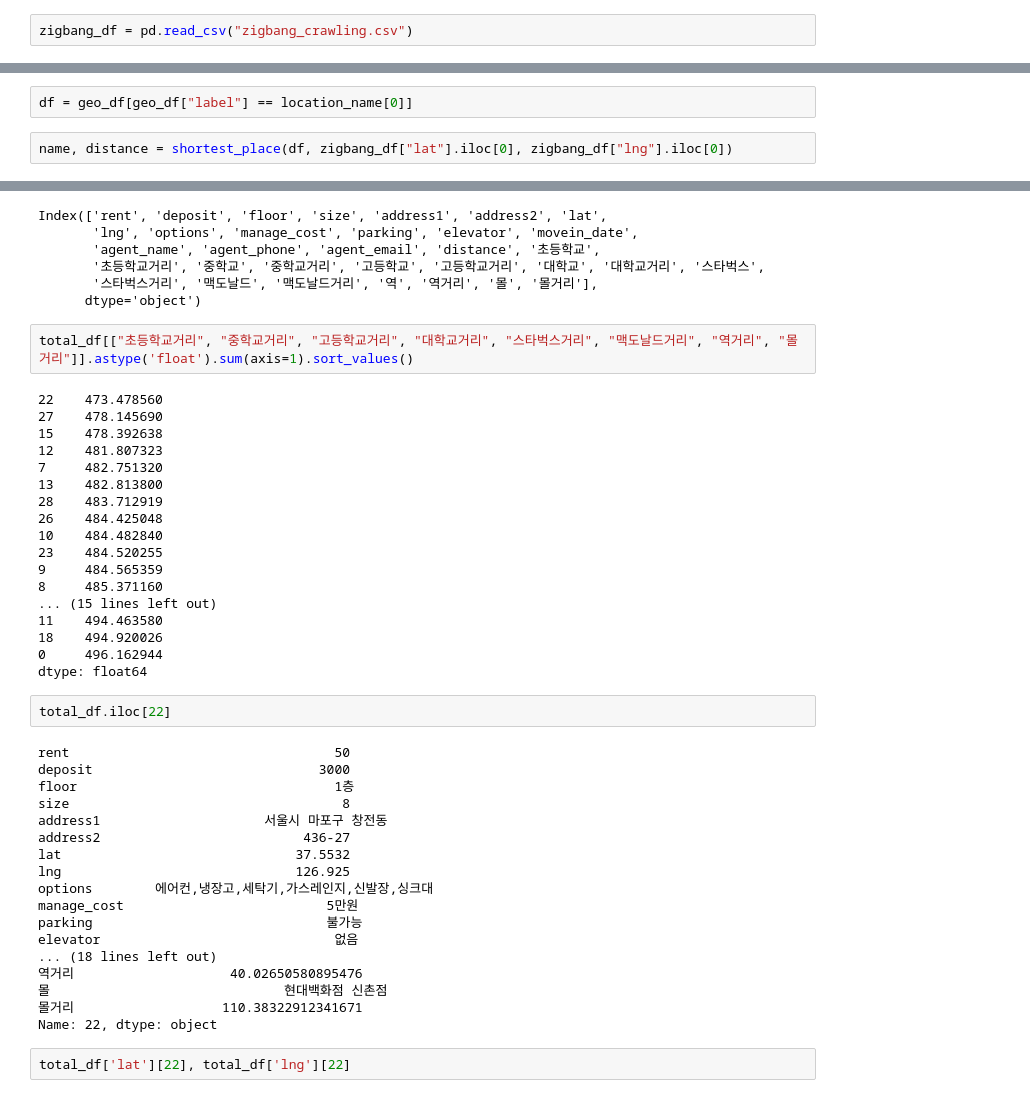
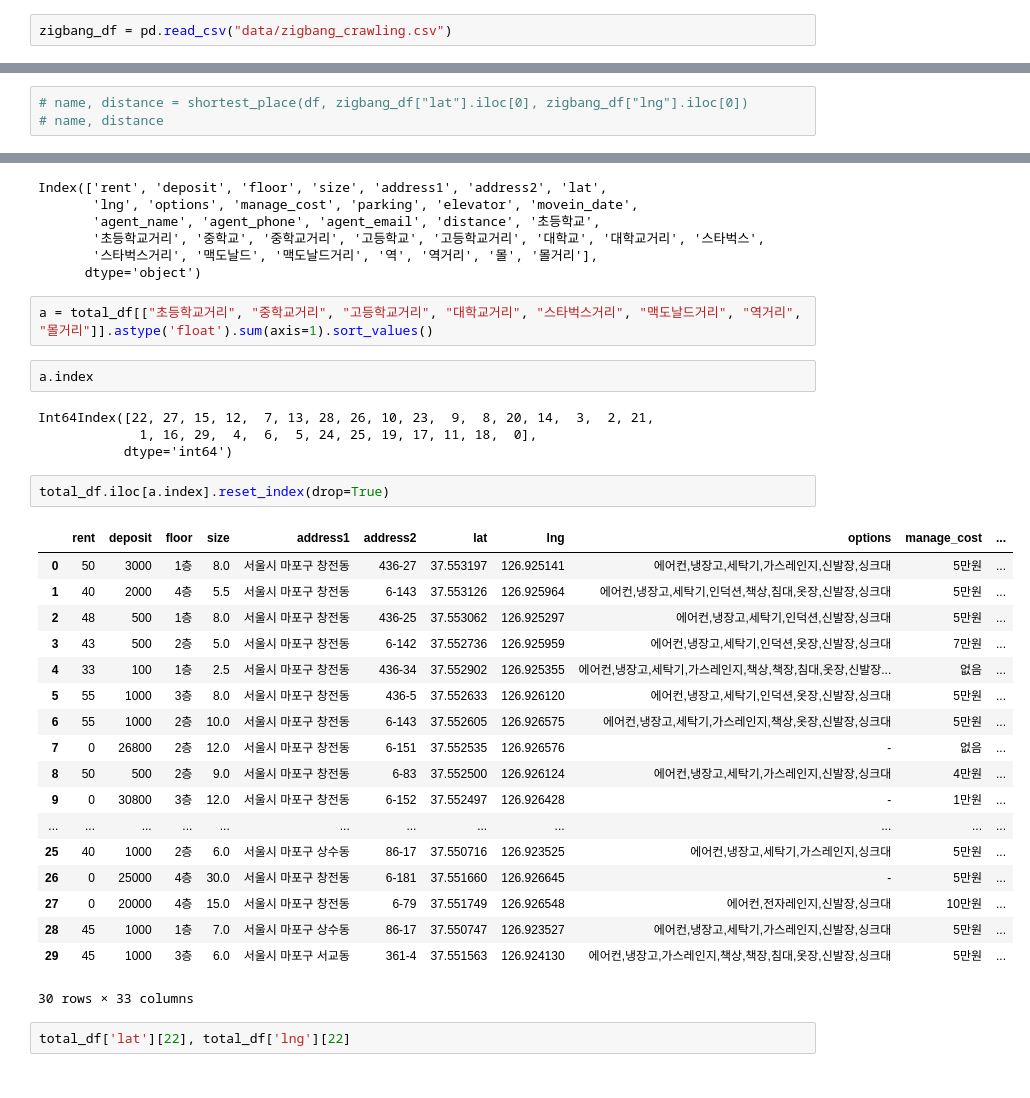
Before and after one commit to p829911/Room_Distance_Analysis, a Jupyter notebook: distance_calculator.ipynb, the cells around one changed output, grey strips where cells are left out. Saved outputs shown, nothing was run; the diff lists cells and outputs as text.

```diff
--- a/distance_calculator.ipynb
+++ b/distance_calculator.ipynb
@@ -5,2 +5,2 @@ geo_df = pd.read_csv("geo_df.csv")
 # %%
-zigbang_df = pd.read_csv("zigbang_crawling.csv")
+zigbang_df = pd.read_csv("data/zigbang_crawling.csv")
@@ -13,7 +24,6 @@ def shortest_place(df, lat, lng):
     name = df_a.sort_values("distance").iloc[0]["name"]
     distance = df_a.sort_values("distance").iloc[0]["distance"]
     return name, distance
-# %%
-df = geo_df[geo_df["label"] == location_name[0]]
 # %%
-name, distance = shortest_place(df, zigbang_df["lat"].iloc[0], zigbang_df["lng"].iloc[0])
+# name, distance = shortest_place(df, zigbang_df["lat"].iloc[0], zigbang_df["lng"].iloc[0])
+# name, distance
@@ -52,45 +56,34 @@ Index(['rent', 'deposit', 'floor', 'size', 'address1', 'address2', 'lat',
        '스타벅스거리', '맥도날드', '맥도날드거리', '역', '역거리', '몰', '몰거리'],
       dtype='object')
 # %%
-total_df[["초등학교거리", "중학교거리", "고등학교거리", "대학교거리", "스타벅스거리", "맥도날드거리", "역거리", "몰거리"]].astype('float').sum(axis=1).sort_values()
+a = total_df[["초등학교거리", "중학교거리", "고등학교거리", "대학교거리", "스타벅스거리", "맥도날드거리", "역거리", "몰거리"]].astype('float').sum(axis=1).sort_values()
-# %% [output]
-22    473.478560
-27    478.145690
-15    478.392638
-12    481.807323
-7     482.751320
-13    482.813800
-28    483.712919
-26    484.425048
-10    484.482840
-23    484.520255
-9     484.565359
-8     485.371160
-... (15 lines left out)
-11    494.463580
-18    494.920026
-0     496.162944
-dtype: float64
-# %%
-total_df.iloc[22]
-# %% [output]
-rent                                  50
-deposit                             3000
-floor                                 1층
-size                                   8
-address1                     서울시 마포구 창전동
-address2                          436-27
-lat                              37.5532
-lng                              126.925
-options        에어컨,냉장고,세탁기,가스레인지,신발장,싱크대
-manage_cost                          5만원
-parking                              불가능
-elevator                              없음
-... (18 lines left out)
-역거리                    40.02650580895476
-몰                              현대백화점 신촌점
-몰거리                   110.38322912341671
-Name: 22, dtype: object
+# %%
+a.index
+# %% [output]
+Int64Index([22, 27, 15, 12,  7, 13, 28, 26, 10, 23,  9,  8, 20, 14,  3,  2, 21,
+             1, 16, 29,  4,  6,  5, 24, 25, 19, 17, 11, 18,  0],
+           dtype='int64')
+# %%
+total_df.iloc[a.index].reset_index(drop=True)
+# %% [output]
+|  | rent | deposit | floor | size | address1 | address2 | lat | lng | options | manage_cost | ... |
+| 0 | 50 | 3000 | 1층 | 8.0 | 서울시 마포구 창전동 | 436-27 | 37.553197 | 126.925141 | 에어컨,냉장고,세탁기,가스레인지,신발장,싱크대 | 5만원 | ... |
+| 1 | 40 | 2000 | 4층 | 5.5 | 서울시 마포구 창전동 | 6-143 | 37.553126 | 126.925964 | 에어컨,냉장고,세탁기,인덕션,책상,침대,옷장,신발장,싱크대 | 5만원 | ... |
+| 2 | 48 | 500 | 1층 | 8.0 | 서울시 마포구 창전동 | 436-25 | 37.553062 | 126.925297 | 에어컨,냉장고,세탁기,인덕션,신발장,싱크대 | 5만원 | ... |
+| 3 | 43 | 500 | 2층 | 5.0 | 서울시 마포구 창전동 | 6-142 | 37.552736 | 126.925959 | 에어컨,냉장고,세탁기,인덕션,옷장,신발장,싱크대 | 7만원 | ... |
+| 4 | 33 | 100 | 1층 | 2.5 | 서울시 마포구 창전동 | 436-34 | 37.552902 | 126.925355 | 에어컨,냉장고,세탁기,가스레인지,책상,책장,침대,옷장,신발장... | 없음 | ... |
+| 5 | 55 | 1000 | 3층 | 8.0 | 서울시 마포구 창전동 | 436-5 | 37.552633 | 126.926120 | 에어컨,냉장고,세탁기,인덕션,옷장,신발장,싱크대 | 5만원 | ... |
+| 6 | 55 | 1000 | 2층 | 10.0 | 서울시 마포구 창전동 | 6-143 | 37.552605 | 126.926575 | 에어컨,냉장고,세탁기,가스레인지,책상,옷장,신발장,싱크대 | 5만원 | ... |
+| 7 | 0 | 26800 | 2층 | 12.0 | 서울시 마포구 창전동 | 6-151 | 37.552535 | 126.926576 | - | 없음 | ... |
+| 8 | 50 | 500 | 2층 | 9.0 | 서울시 마포구 창전동 | 6-83 | 37.552500 | 126.926124 | 에어컨,냉장고,세탁기,가스레인지,신발장,싱크대 | 4만원 | ... |
+| 9 | 0 | 30800 | 3층 | 12.0 | 서울시 마포구 창전동 | 6-152 | 37.552497 | 126.926428 | - | 1만원 | ... |
+| ... | ... | ... | ... | ... | ... | ... | ... | ... | ... | ... | ... |
+| 25 | 40 | 1000 | 2층 | 6.0 | 서울시 마포구 상수동 | 86-17 | 37.550716 | 126.923525 | 에어컨,냉장고,세탁기,가스레인지,싱크대 | 5만원 | ... |
+| 26 | 0 | 25000 | 4층 | 30.0 | 서울시 마포구 창전동 | 6-181 | 37.551660 | 126.926645 | - | 5만원 | ... |
+| 27 | 0 | 20000 | 4층 | 15.0 | 서울시 마포구 창전동 | 6-79 | 37.551749 | 126.926548 | 에어컨,전자레인지,신발장,싱크대 | 10만원 | ... |
+| 28 | 45 | 1000 | 1층 | 7.0 | 서울시 마포구 상수동 | 86-17 | 37.550747 | 126.923527 | 에어컨,냉장고,세탁기,가스레인지,신발장,싱크대 | 5만원 | ... |
+| 29 | 45 | 1000 | 3층 | 6.0 | 서울시 마포구 서교동 | 361-4 | 37.551563 | 126.924130 | 에어컨,냉장고,가스레인지,책상,책장,침대,옷장,신발장,싱크대 | 5만원 | ... |
+30 rows × 33 columns
 # %%
 total_df['lat'][22], total_df['lng'][22]
 # %% [output]
```
Also changed, not shown: parts of 5 cells of this notebook, 1 other file.
